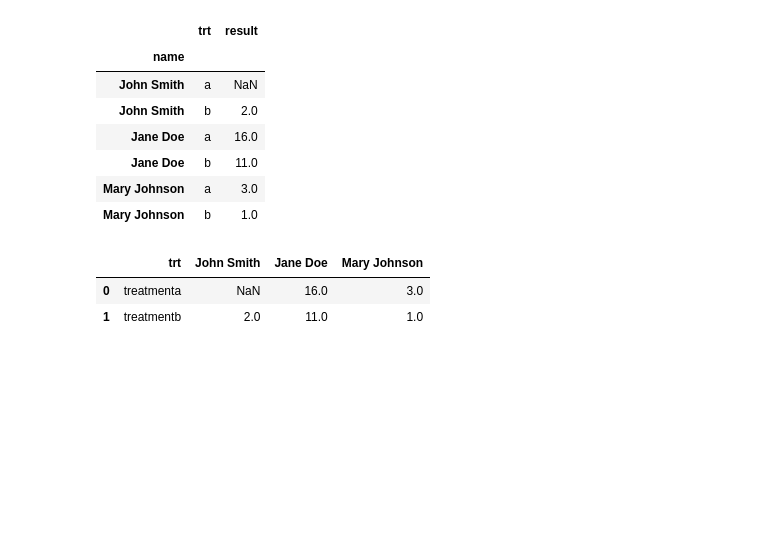
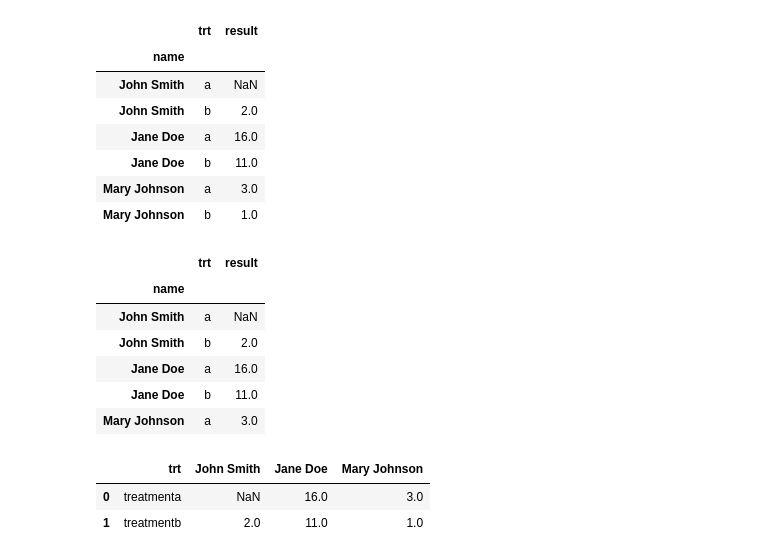
Before and after one commit to ross-fisher/DS-Unit-1-Sprint-2-Data-Wrangling-and-Storytelling, a Jupyter notebook: module1-join-and-reshape-data/LS_DS_121_Join_and_Reshape_Data_Assignment.ipynb, the cells around one changed output. Drawn from its saved outputs; the diff is of its cells as text; code cells hidden in the pictures; blank space fills up the shorter version.

```diff
--- a/module1-join-and-reshape-data/LS_DS_121_Join_and_Reshape_Data_Assignment.ipynb
+++ b/module1-join-and-reshape-data/LS_DS_121_Join_and_Reshape_Data_Assignment.ipynb
@@ -287,6 +306,23 @@ tidy2
 | Jane Doe | b | 11.0 |
 | Mary Johnson | a | 3.0 |
 | Mary Johnson | b | 1.0 |
+# %%
+tidy2 = (table2.melt(value_vars=['John Smith', 'Jane Doe', 'Mary Johnson'],
+                     var_name='name',
+                     id_vars='trt',
+                     value_name='result'))
+tidy2.trt = tidy2.trt.str.replace('treatment','')
+tidy2 = tidy2.set_index('name')
+# %%
+tidy2.head()
+# %% [output]
+|  | trt | result |
+| name |  |  |
+| John Smith | a | NaN |
+| John Smith | b | 2.0 |
+| Jane Doe | a | 16.0 |
+| Jane Doe | b | 11.0 |
+| Mary Johnson | a | 3.0 |
 # %%
 ## Tidy -> Table2
 table2
```
Also changed, not shown: parts of 5 cells of this notebook, 5 other files.
